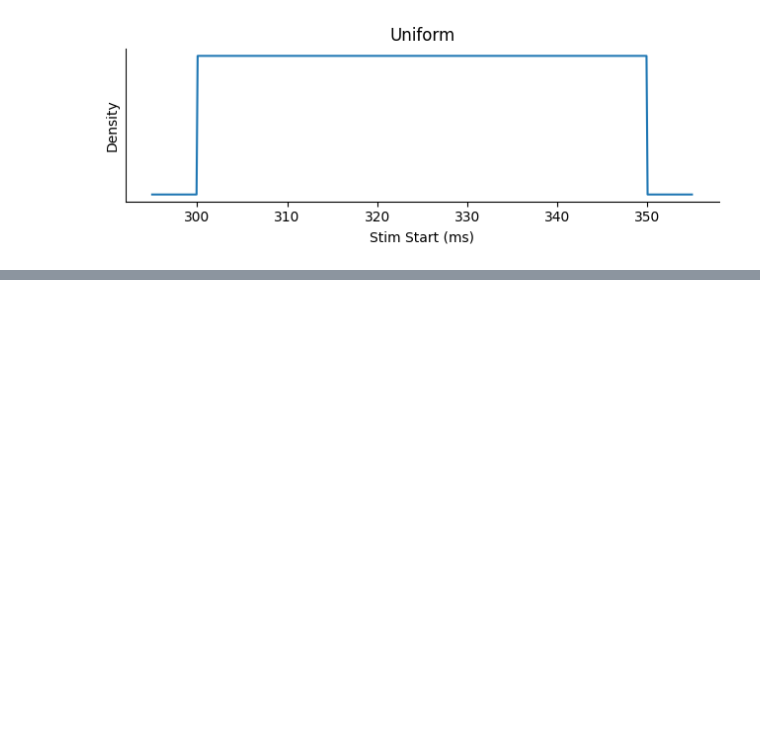
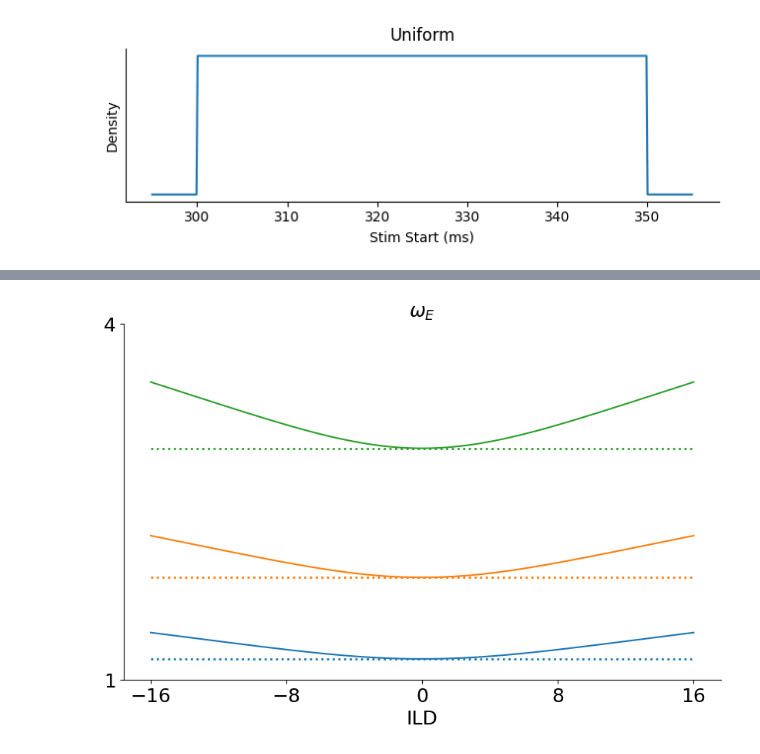
Before and after one commit to rakaar/ddm_data, a Jupyter notebook: meeting.ipynb, the cells around one changed output, grey strips where cells are left out. Drawn from its saved outputs; the diff is of its cells as text; code cells hidden in the pictures; blank space fills up the shorter version.

```diff
--- a/meeting.ipynb
+++ b/meeting.ipynb
@@ -224,0 +253,61 @@ plt.show()
+# %%
+import numpy as np
+import matplotlib.pyplot as plt
+
+# Constants
+R0 = 10
+theta_E = 3
+theta_E_sq = theta_E ** 2
+lmbda = 2 # Assuming lambda = 1 for simplicity
+chi = 17.37    # Assuming chi = 1
+l = 0.9    # Assuming l = 0.5
+
+ILD = np.linspace(-16, 16, 100)
+ABLs = [20, 40, 60]
+
+# Prepare plot
+plt.figure(figsize=(10, 6))
+colors = ['tab:blue', 'tab:orange', 'tab:green']
+for ABL, color in zip(ABLs, colors):
+    # Left omega expression (dotted line)
+    # R0 = 1/2220
+    # theta_E = 35
+    # theta_E_sq = theta_E ** 2
+    # lmbda = 0.2 # Assuming lambda = 1 for simplicity
+    # chi = 17.37    # Assuming chi = 1
+    # l = 0    # Assuming l = 0.5
+    # omega_left = (2 * R0 / theta_E_sq) * 10**(lmbda * ABL / 20)
+
+    R0 = 1/0.15
+    theta_E = 3
+    theta_E_sq = theta_E ** 2
+    lmbda = 2 # Assuming lambda = 1 for simplicity
+    chi = 17.37    # Assuming chi = 1
+    l = 0.9    # Assuming l = 0.5
+    # Right omega expression
+    omega_right = (R0 / theta_E_sq) * 10**(lmbda * (1 - l) * ABL / 20) * (
+        np.cosh(lmbda * ILD / chi) / np.cosh(lmbda * l * ILD / chi)
+    )  # This simplifies to 1, so just to match the structure
+
+
+    omega_left = (R0 / theta_E_sq) * 10**(lmbda * (1 - l) * ABL / 20)
+
+
+    # Plotting
+    plt.plot(ILD, np.full_like(ILD, omega_left), linestyle='dotted', label=f'Left: ABL={ABL}', color=color, lw=2)
+    plt.plot(ILD, omega_right, label=f'Right: ABL={ABL}', color=color)
+
+plt.xlabel('ILD', fontsize=18)
+# plt.ylabel(r'$\omega_E$', fontsize=18)
+plt.title('$\omega_E$', fontsize=18)
+# remove  top and right border
+plt.gca().spines['top'].set_visible(False)
+plt.gca().spines['right'].set_visible(False)
+plt.xticks(fontsize=18)
+plt.yticks(fontsize=18)
+plt.xticks([-16,-8,0,8,16])
+
+plt.yticks([1, 4])
+plt.show()
+# %% [output]
+[figure, added]
```
Also changed, not shown: parts of 2 cells of this notebook, 1 other file.
